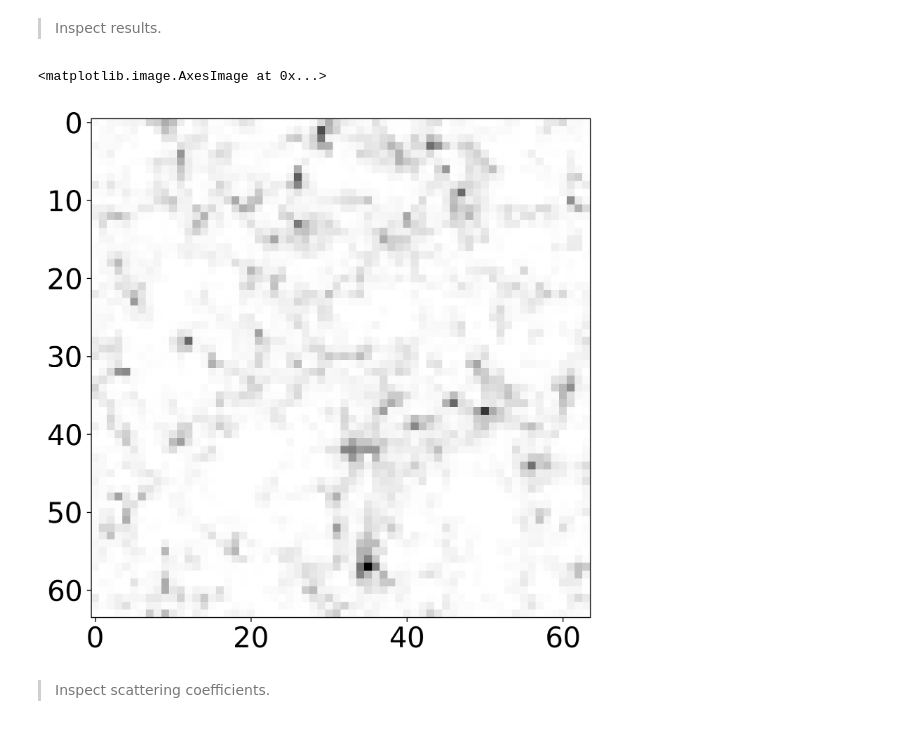
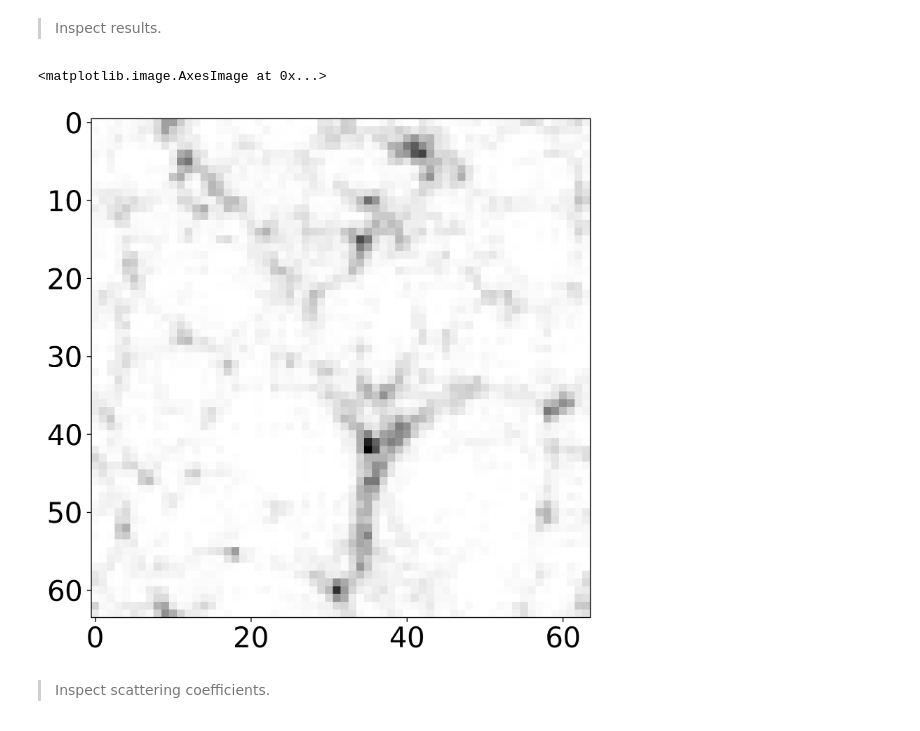
Before and after one commit to tingyuansen/Weak_Lensing, a Jupyter notebook: Zeldovich_Apprximation.ipynb, the cells around one changed output. Cells and saved outputs as stored; diff of their text form; code cells hidden in the pictures.

```diff
--- a/Zeldovich_Apprximation.ipynb
+++ b/Zeldovich_Apprximation.ipynb
@@ -86,10 +86,12 @@ plt.hist(results.ravel(), range=[-1,10], bins=100, alpha=0.5);
 # %% [markdown]
 > Inspect results.
 # %%
-plt.imshow(results[0, slice, :, :], cmap='gray_r')
+#plt.imshow(results.reshape(64, 64, 64)[slice, :, :], cmap='gray_r')
+
+plt.imshow(sim_z0[0,slice,:,:], cmap='gray_r')
 # %% [output]
 <matplotlib.image.AxesImage at 0x...>
-[figure, old version]
+[figure, new version]
 # %% [markdown]
 > Inspect scattering coefficients.
 # %%
```
Also changed, not shown: parts of 3 cells of this notebook, 2 other files.
